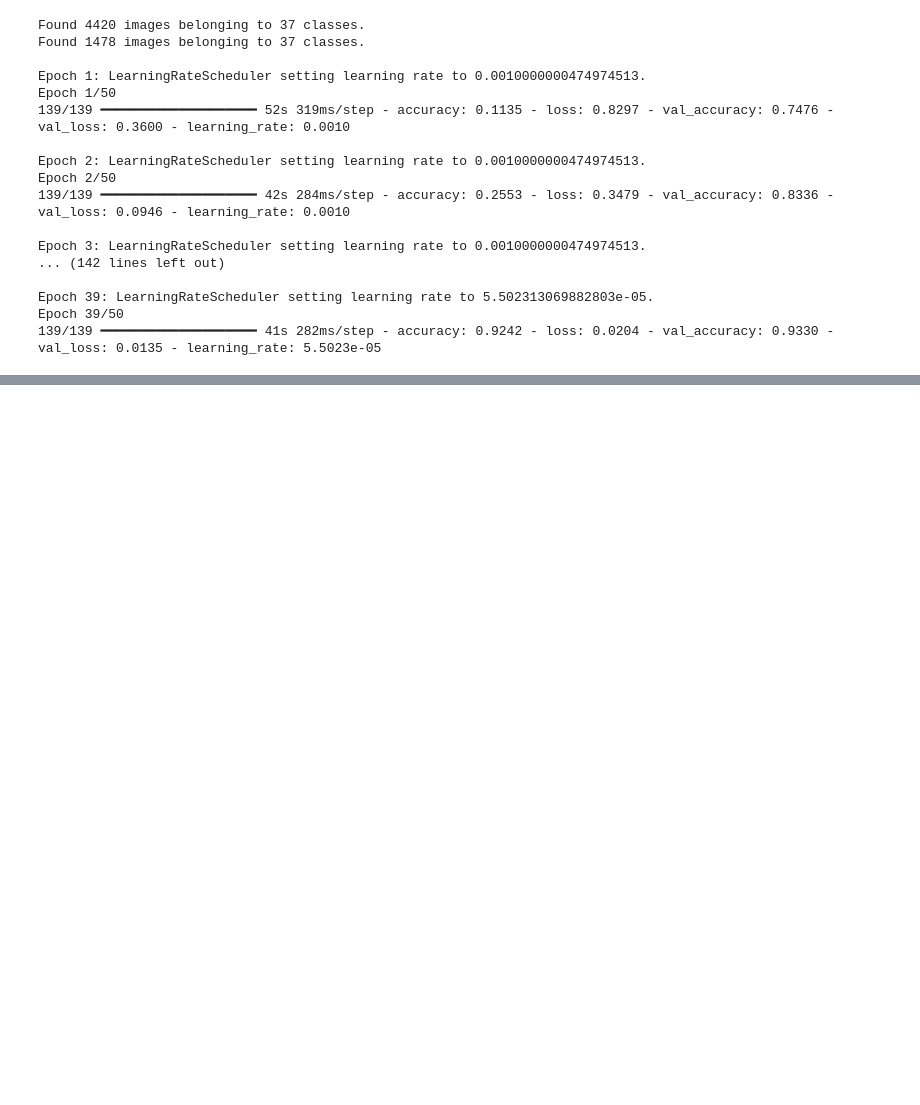
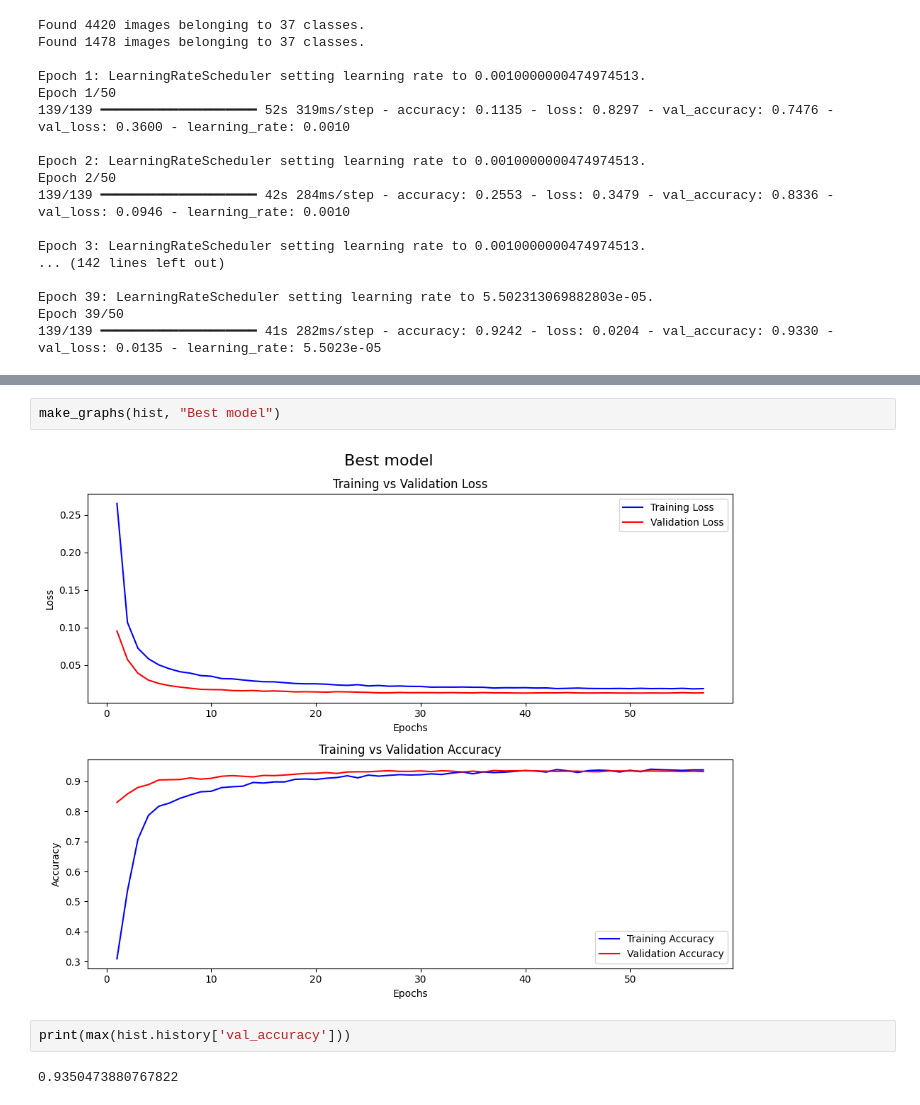
Before and after one commit to evanhollier/4531_Final, a Jupyter notebook: models.ipynb, the cells around one changed output, grey strips where cells are left out. Saved outputs shown, nothing was run; the diff lists cells and outputs as text; blank space fills up the shorter version.

Commit message:
best model

```diff
--- a/models.ipynb
+++ b/models.ipynb
@@ -766,0 +1096,8 @@ hist = Xception_Model.fit(train_datagen, epochs=50, validation_data=val_datagen,
+# %%
+make_graphs(hist, "Best model")
+# %% [output]
+[figure, added]
+# %%
+print(max(hist.history['val_accuracy']))
+# %% [output]
+0.9350473880767822
```
Also changed, not shown: parts of 6 cells of this notebook, 1 other file.
